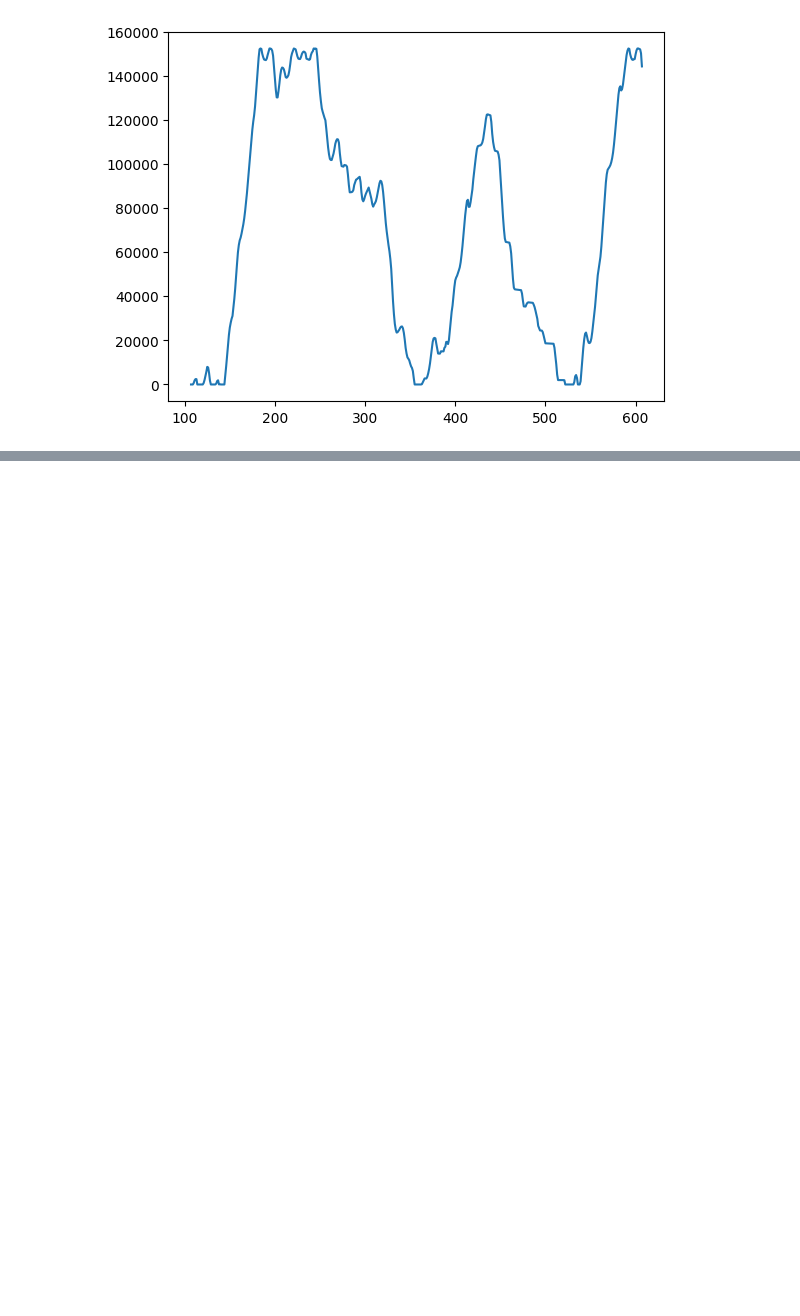
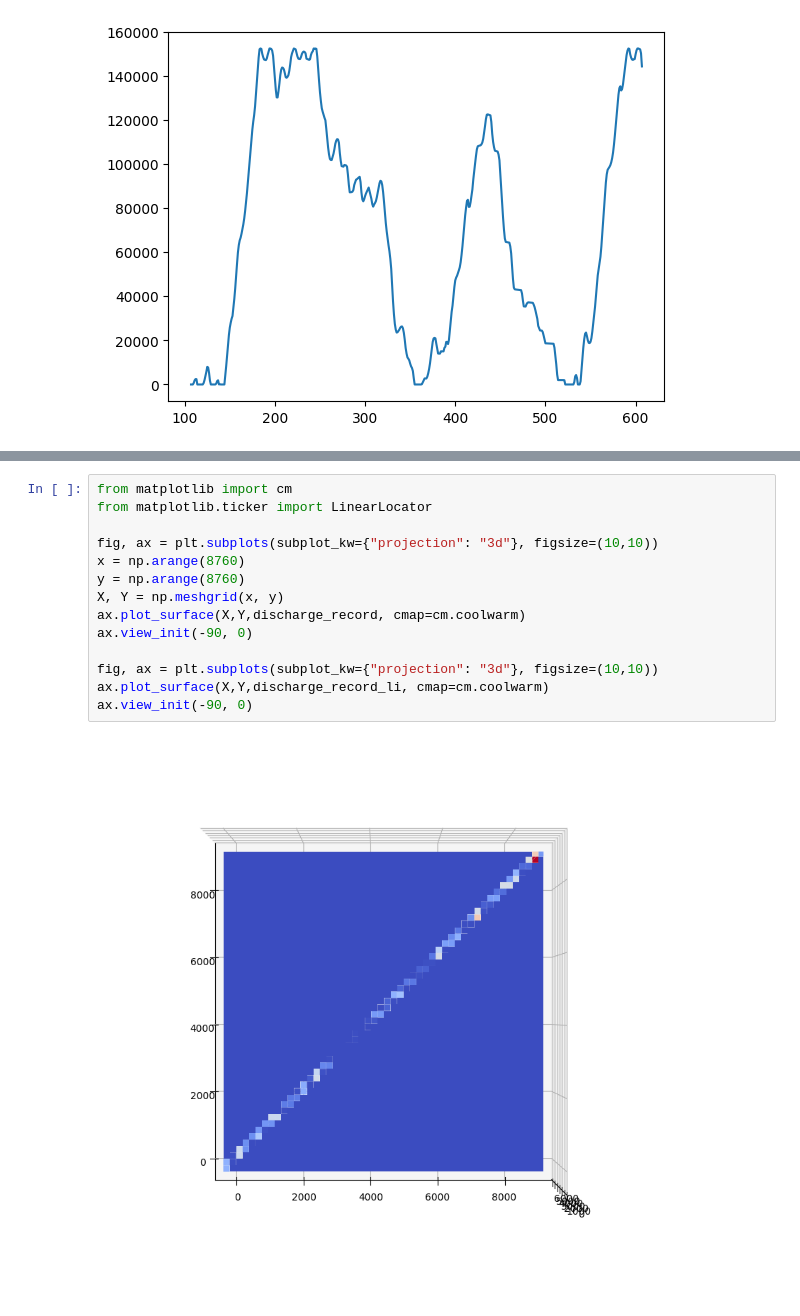
Before and after one commit to rmacd757/GenX, a Jupyter notebook: TEGS_runs/run_files/quick_tests.ipynb, the cells around one changed output, grey strips where cells are left out. Drawn from its saved outputs; the diff is of its cells as text; blank space fills up the shorter version.

```diff
--- a/TEGS_runs/run_files/quick_tests.ipynb
+++ b/TEGS_runs/run_files/quick_tests.ipynb
@@ -192,0 +299,16 @@ plt.plot(np.arange(t_1, t_2+1), tegs_df.loc[t_1:t_2, "storage"], label="Storage"
+# %%
+from matplotlib import cm
+from matplotlib.ticker import LinearLocator
+
+fig, ax = plt.subplots(subplot_kw={"projection": "3d"}, figsize=(10,10))
+x = np.arange(8760)
+y = np.arange(8760)
+X, Y = np.meshgrid(x, y)
+ax.plot_surface(X,Y,discharge_record, cmap=cm.coolwarm)
+ax.view_init(-90, 0)
+
+fig, ax = plt.subplots(subplot_kw={"projection": "3d"}, figsize=(10,10))
+ax.plot_surface(X,Y,discharge_record_li, cmap=cm.coolwarm)
+ax.view_init(-90, 0)
+# %% [output]
+[figure, added]
```
Also changed, not shown: parts of 13 cells of this notebook.
